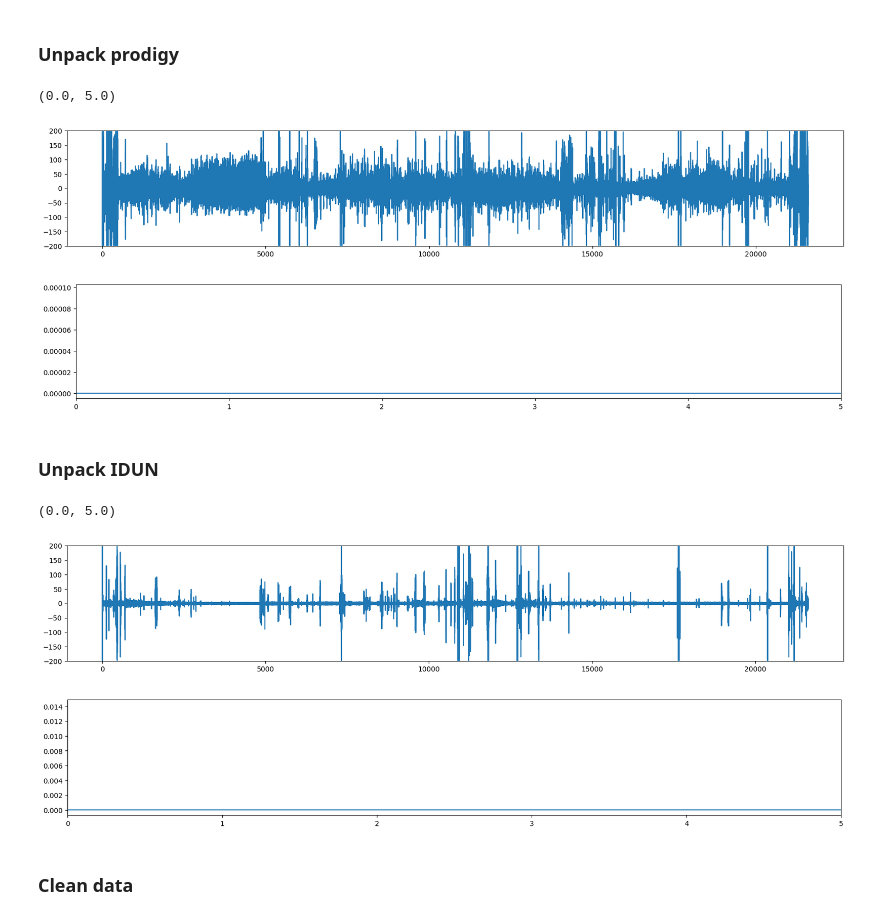
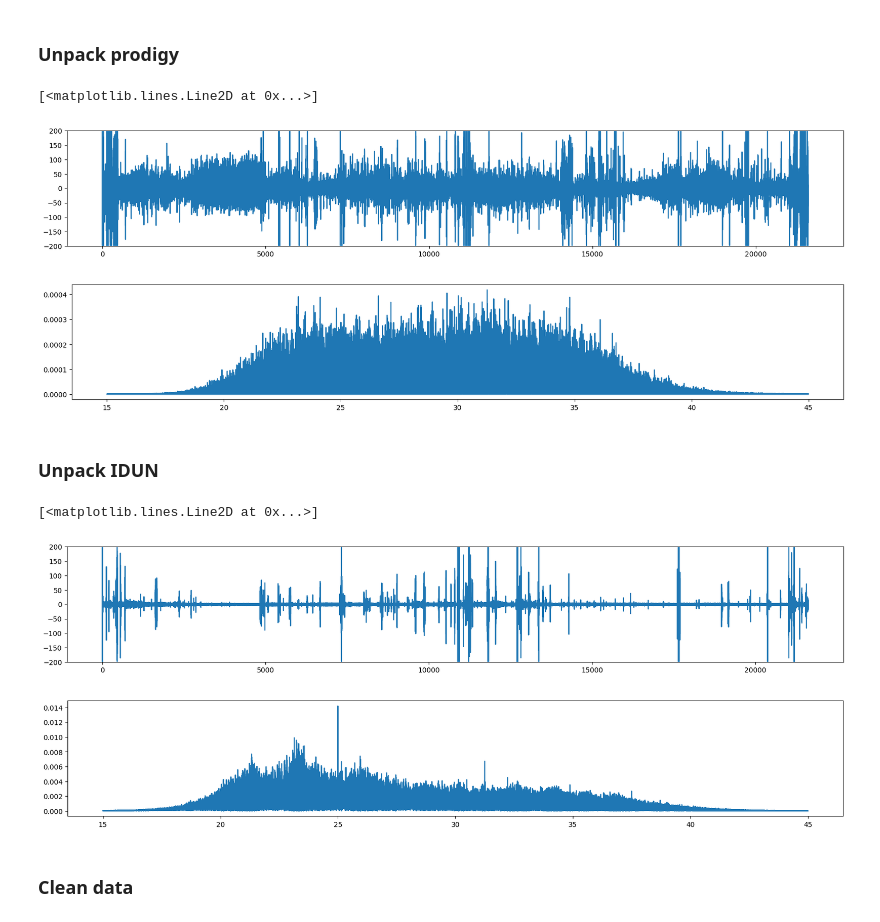
Before and after one commit to iduntech/idn-sync-data, a Jupyter notebook: sync_data.ipynb, the cells around one changed output. Drawn from its saved outputs; the diff is of its cells as text; code cells hidden in the pictures.

```diff
--- a/sync_data.ipynb
+++ b/sync_data.ipynb
@@ -57,37 +68,36 @@ PRODIGY_SAMPLE_RATE = 120
 prodigy_data, prodigy_times = prodigy_raw_data[:, :]
 prodigy_channel_names = prodigy_raw_data.ch_names
 
 # find the position of the channels in channel_names
 channel_1_index = prodigy_channel_names.index(CHANNEL_1)
 channel_2_index = prodigy_channel_names.index(CHANNEL_2)
 # extract the data from the channels
 prodigy_channel_1_data = prodigy_data[channel_1_index, :]
 prodigy_channel_2_data = prodigy_data[channel_2_index, :]
 # minus right eye from left eye
 prodigy_channel_1_minus_2 = prodigy_channel_1_data - prodigy_channel_2_data
 prodigy_channel_1_minus_2 = prodigy_channel_1_minus_2*1000000
 
 # Upsample to 250 Hz
 num_samples_250 = int(BASE_SAMPLE_RATE/PRODIGY_SAMPLE_RATE*len(prodigy_channel_1_minus_2))
 resampled_prodigy_data = resample(prodigy_channel_1_minus_2, num_samples_250)
 
 # Filter
 prodigy_filtered_data_rs = do_bandpass(resampled_prodigy_data,  [FILTER_RANGE[0], FILTER_RANGE[1]], BASE_SAMPLE_RATE)
 resampled_times = np.linspace(0, len(prodigy_filtered_data_rs)/BASE_SAMPLE_RATE, len(prodigy_filtered_data_rs))
 
 
 plt.figure(figsize=(20, 3))
 plt.plot(resampled_times, resampled_prodigy_data)
 plt.ylim(-200, 200)
 
-pr_freqs_rs, pr_fft_rs = prepare_fft(prodigy_filtered_data_rs, 0,20, BASE_SAMPLE_RATE)
+pr_freqs_rs, pr_fft_rs = prepare_fft(prodigy_filtered_data_rs, FILTER_RANGE[0]-5 ,FILTER_RANGE[1]+5, BASE_SAMPLE_RATE)
 plt.figure(figsize=(20, 3))
 plt.plot(pr_freqs_rs, pr_fft_rs)
-plt.xlim(0, 5)
 # %% [output]
-(0.0, 5.0)
+[<matplotlib.lines.Line2D at 0x...>]
 [figure]
-[figure, old version]
+[figure, new version]
 # %% [markdown]
 ### Unpack IDUN
 # %%
@@ -102,14 +112,13 @@ plt.figure(figsize=(20, 3))
 plt.plot(idun_time_stamps, idun_filtered_data)
 plt.ylim(-200, 200)
 
-id_freqs, id_fft = prepare_fft(idun_filtered_data, 0,30 ,IDUN_SAMPLE_RATE)
+id_freqs, id_fft = prepare_fft(idun_filtered_data, FILTER_RANGE[0]-5 ,FILTER_RANGE[1]+5 ,IDUN_SAMPLE_RATE)
 plt.figure(figsize=(20, 3))
 plt.plot(id_freqs, id_fft)
-plt.xlim(0,5)
 # %% [output]
-(0.0, 5.0)
+[<matplotlib.lines.Line2D at 0x...>]
 [figure]
-[figure, old version]
+[figure, new version]
 # %% [markdown]
 ### Clean data
 # %%
```
Also changed, not shown: parts of 21 cells of this notebook, 2 other files.
